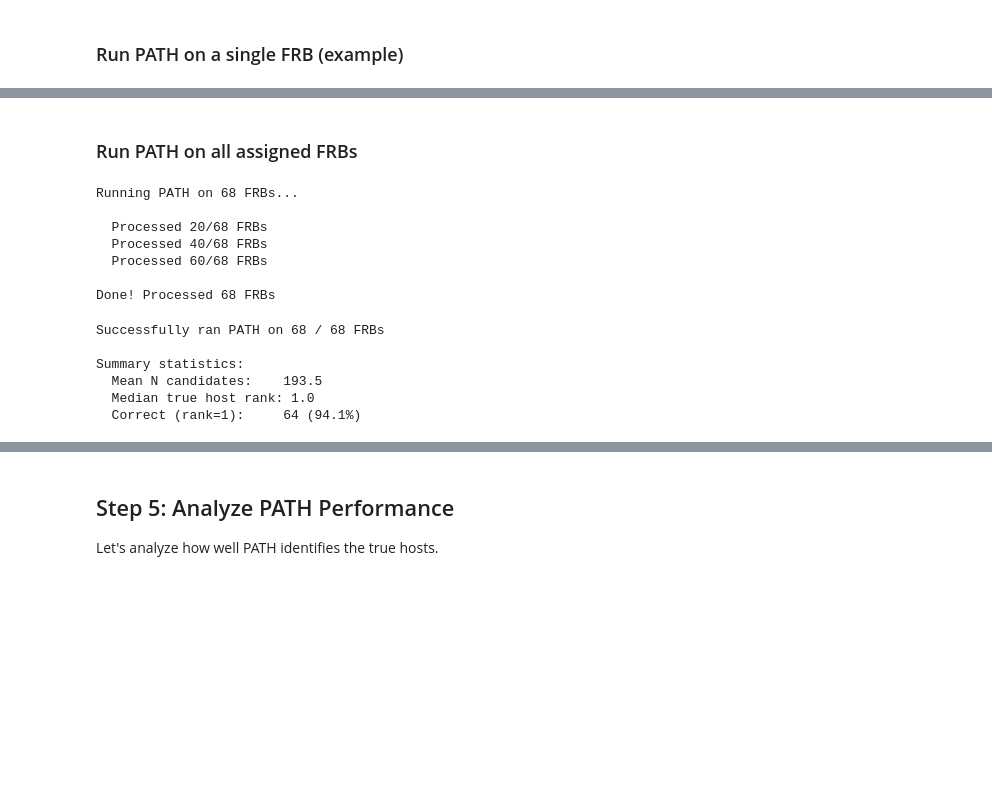
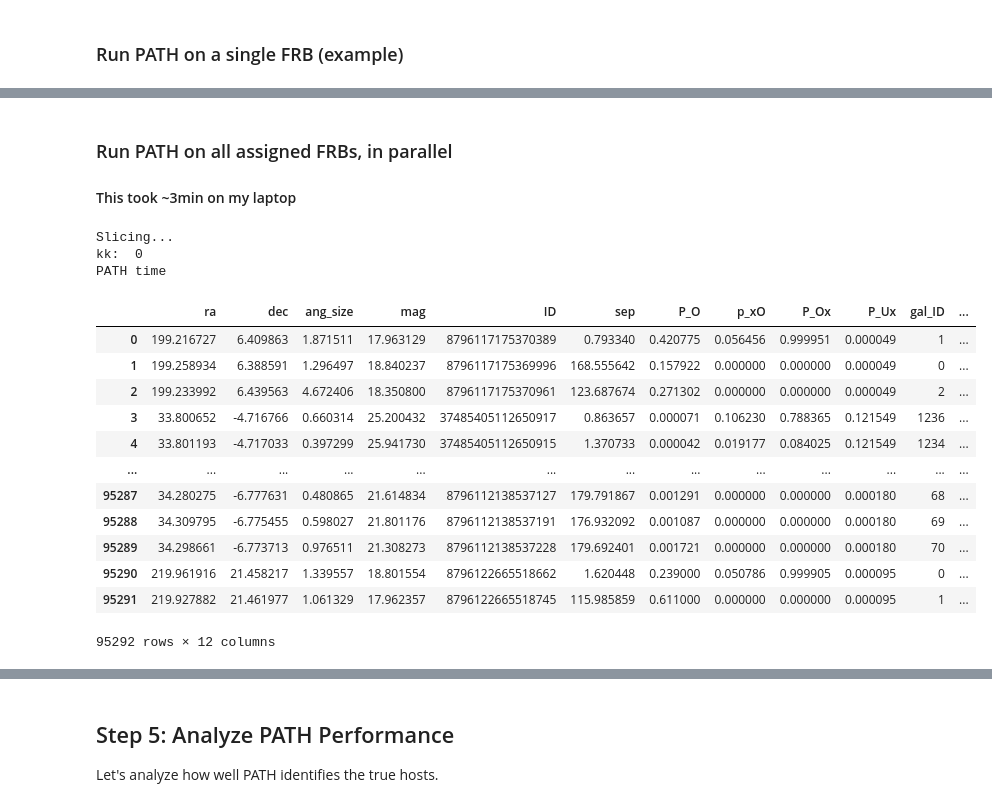
Before and after one commit to FRBs/astropath, a Jupyter notebook: docs/nb/Simulate_Run_PATH.ipynb, the cells around one changed output, grey strips where cells are left out. Cells and saved outputs as stored; diff of their text form; code cells hidden in the pictures; blank space fills up the shorter version.

```diff
--- a/docs/nb/Simulate_Run_PATH.ipynb
+++ b/docs/nb/Simulate_Run_PATH.ipynb
@@ -375,48 +381,36 @@ FRB 0:
   True host rank:   1
 # %% [markdown]
-### Run PATH on all assigned FRBs
+### Run PATH on all assigned FRBs, in parallel
+
+#### This took ~3min on my laptop
-# %%
-# Run PATH on all assigned FRBs
-results = []
-
-print(f"Running PATH on {len(assignments)} FRBs...")
-print()
-
-for idx in range(len(assignments)):
-    frb_row = assignments.iloc[idx]
-    result = run_path_on_frb(frb_row, galaxies, search_radius_arcmin=1.0)
-    result['frb_idx'] = idx
-    result['frb_id'] = frb_row['FRB_ID']
-    result['true_host_mag'] = frb_row['mag']
-    result['gal_off'] = frb_row['gal_off']
-    result['loc_off'] = frb_row['loc_off']
-    results.append(result)
-
-    if (idx + 1) % 20 == 0:
-        print(f"  Processed {idx + 1}/{len(assignments)} FRBs")
-
-print(f"\nDone! Processed {len(results)} FRBs")
-# %% [output]
-Running PATH on 68 FRBs...
-
-  Processed 20/68 FRBs
-  Processed 40/68 FRBs
-  Processed 60/68 FRBs
-
-Done! Processed 68 FRBs
-# %%
-# Convert results to DataFrame for analysis
-results_df = pd.DataFrame([r for r in results if r['success']])
-
-print(f"Successfully ran PATH on {len(results_df)} / {len(results)} FRBs")
-print(f"\nSummary statistics:")
-print(f"  Mean N candidates:    {results_df['n_candidates'].mean():.1f}")
-print(f"  Median true host rank: {results_df['true_host_rank'].median():.1f}")
-print(f"  Correct (rank=1):     {(results_df['true_host_rank'] == 1).sum()} ({(results_df['true_host_rank'] == 1).mean()*100:.1f}%)")
-# %% [output]
-Successfully ran PATH on 68 / 68 FRBs
-
-Summary statistics:
-  Mean N candidates:    193.5
-  Median true host rank: 1.0
-  Correct (rank=1):     64 (94.1%)
+# %%
+# Prior dict
+DECaLS_chime_priors = {}
+DECaLS_chime_priors['version'] = '1.0'
+DECaLS_chime_priors['PU'] = 0.15
+DECaLS_chime_priors['scale'] = 0.5
+prior_dict = DECaLS_chime_priors
+
+#
+final_sims = run_path.full(assignments, galaxies, prior_dict,
+        debug=False, ncpu=4, multi=True)
+# %% [output]
+Slicing...
+kk:  0
+PATH time
+# %%
+final_sims
+# %% [output]
+|  | ra | dec | ang_size | mag | ID | sep | P_O | p_xO | P_Ox | P_Ux | gal_ID | ... |
+| 0 | 199.216727 | 6.409863 | 1.871511 | 17.963129 | 8796117175370389 | 0.793340 | 0.420775 | 0.056456 | 0.999951 | 0.000049 | 1 | ... |
+| 1 | 199.258934 | 6.388591 | 1.296497 | 18.840237 | 8796117175369996 | 168.555642 | 0.157922 | 0.000000 | 0.000000 | 0.000049 | 0 | ... |
+| 2 | 199.233992 | 6.439563 | 4.672406 | 18.350800 | 8796117175370961 | 123.687674 | 0.271302 | 0.000000 | 0.000000 | 0.000049 | 2 | ... |
+| 3 | 33.800652 | -4.716766 | 0.660314 | 25.200432 | 37485405112650917 | 0.863657 | 0.000071 | 0.106230 | 0.788365 | 0.121549 | 1236 | ... |
+| 4 | 33.801193 | -4.717033 | 0.397299 | 25.941730 | 37485405112650915 | 1.370733 | 0.000042 | 0.019177 | 0.084025 | 0.121549 | 1234 | ... |
+| ... | ... | ... | ... | ... | ... | ... | ... | ... | ... | ... | ... | ... |
+| 95287 | 34.280275 | -6.777631 | 0.480865 | 21.614834 | 8796112138537127 | 179.791867 | 0.001291 | 0.000000 | 0.000000 | 0.000180 | 68 | ... |
+| 95288 | 34.309795 | -6.775455 | 0.598027 | 21.801176 | 8796112138537191 | 176.932092 | 0.001087 | 0.000000 | 0.000000 | 0.000180 | 69 | ... |
+| 95289 | 34.298661 | -6.773713 | 0.976511 | 21.308273 | 8796112138537228 | 179.692401 | 0.001721 | 0.000000 | 0.000000 | 0.000180 | 70 | ... |
+| 95290 | 219.961916 | 21.458217 | 1.339557 | 18.801554 | 8796122665518662 | 1.620448 | 0.239000 | 0.050786 | 0.999905 | 0.000095 | 0 | ... |
+| 95291 | 219.927882 | 21.461977 | 1.061329 | 17.962357 | 8796122665518745 | 115.985859 | 0.611000 | 0.000000 | 0.000000 | 0.000095 | 1 | ... |
+95292 rows × 12 columns
```
Also changed, not shown: parts of 13 cells of this notebook, 3 other files.
